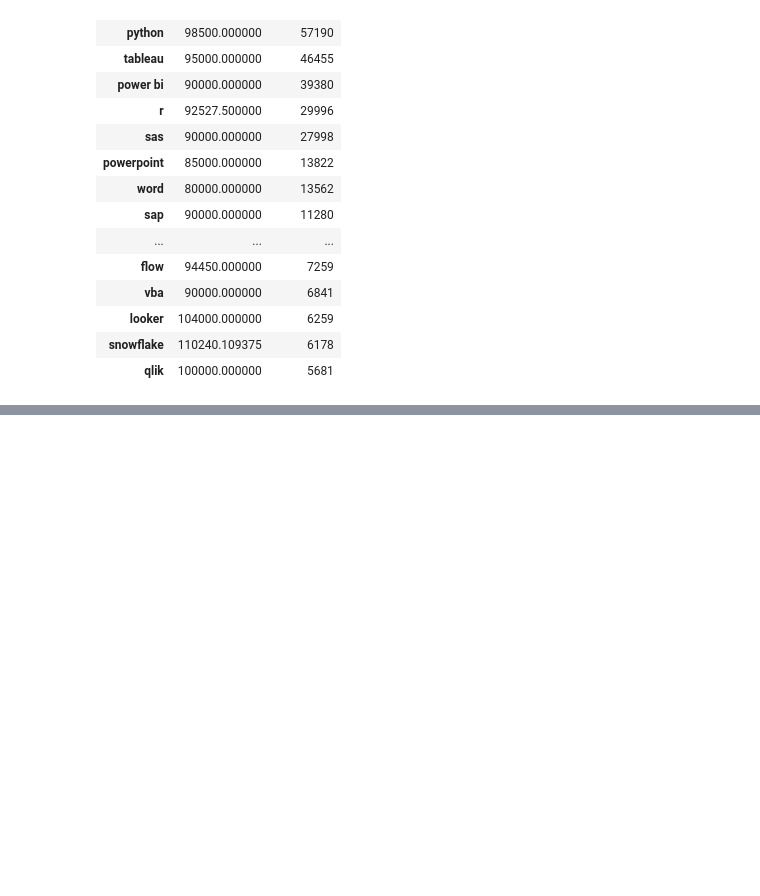
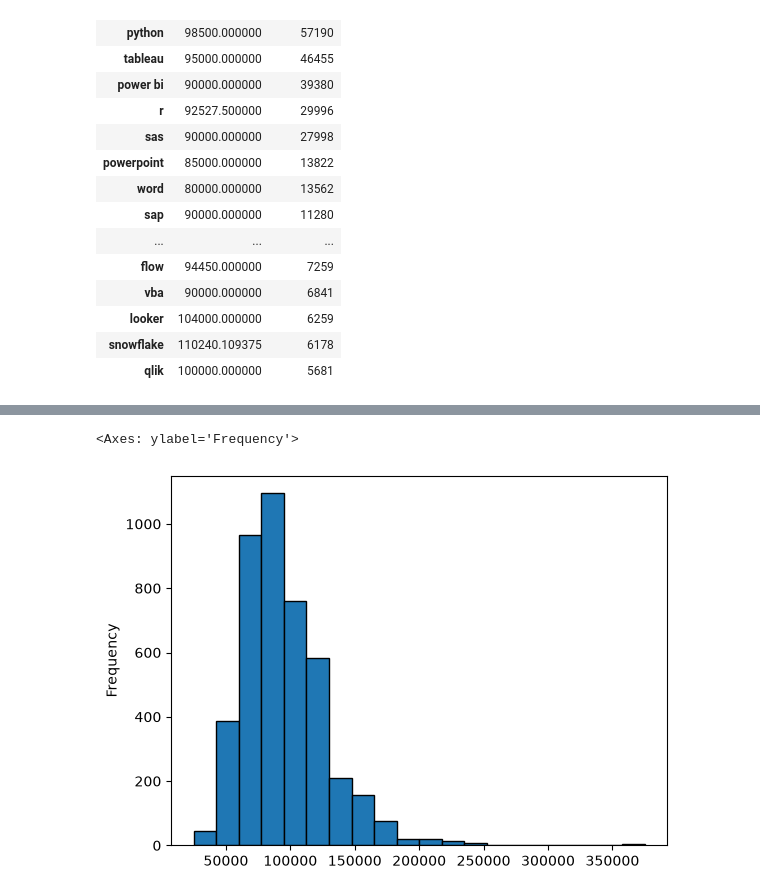
Before and after one commit to shyam0770sharma-prog/PYTHON, a Jupyter notebook: 9_Matplotlib_Pie_scatter_Plot.ipynb, the cells around one changed output, grey strips where cells are left out. Saved outputs shown, nothing was run; the diff lists cells and outputs as text; code cells hidden in the pictures; blank space fills up the shorter version.

```diff
--- a/9_Matplotlib_Pie_scatter_Plot.ipynb
+++ b/9_Matplotlib_Pie_scatter_Plot.ipynb
@@ -291,0 +345,9 @@ skill_stats
+# %%
+# Only get data analyst jobs in the US
+df_DA_US = df[(df['job_title_short'] == 'Data Analyst') & (df['job_country'] == 'United States')].copy()
+# %%
+df_DA_US['salary_year_avg'].plot(kind='hist', bins=20, edgecolor='black')
+plt.xlin
+# %% [output]
+<Axes: ylabel='Frequency'>
+[figure, added]
```
Also changed, not shown: parts of 14 cells of this notebook.
